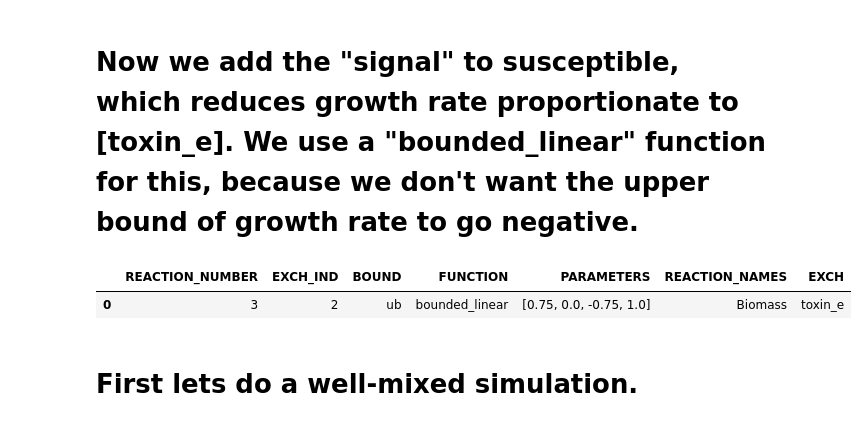
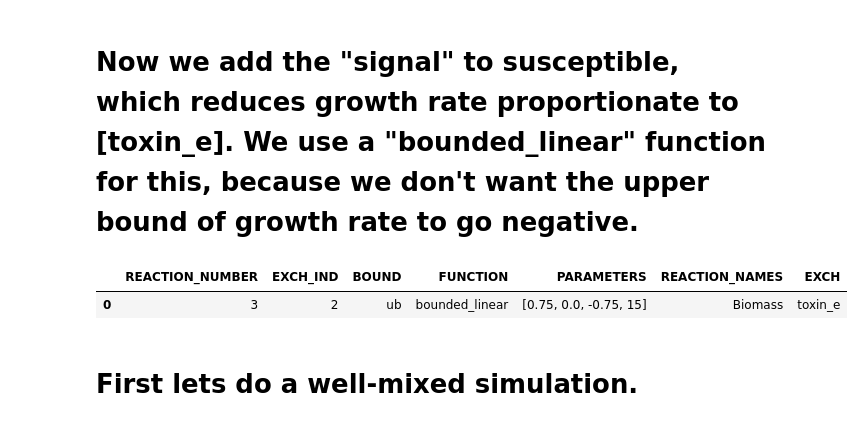
Before and after one commit to bisesi/Toxins-Growth-Rate, a Jupyter notebook: archived/jmc-scripts/growth_rate_vs_toxins_simple_models.ipynb, the cells around one changed output. Drawn from its saved outputs; the diff is of its cells as text; code cells hidden in the pictures.

```diff
--- a/archived/jmc-scripts/growth_rate_vs_toxins_simple_models.ipynb
+++ b/archived/jmc-scripts/growth_rate_vs_toxins_simple_models.ipynb
@@ -141,17 +115,17 @@ toxin_exch_id = S.reactions.loc[S.reactions.REACTION_NAMES == "EX_toxin_e", "EXC
 # %%
 gr_absense_of_toxin = growth_rate
 toxin_conc_where_effect_starts = 0.
 slope_of_toxin_effect = -growth_rate
-toxin_conc_where_effect_saturates = 1.
+toxin_conc_where_effect_saturates = 15
 S.add_signal(biomass_id, toxin_exch_id, 'ub', 'bounded_linear',
              parms = [gr_absense_of_toxin,
                       toxin_conc_where_effect_starts,
                       slope_of_toxin_effect,
                      toxin_conc_where_effect_saturates])
 S.signals
 # %% [output]
 |  | REACTION_NUMBER | EXCH_IND | BOUND | FUNCTION | PARAMETERS | REACTION_NAMES | EXCH |
-| 0 | 3 | 2 | ub | bounded_linear | [0.75, 0.0, -0.75, 1.0] | Biomass | toxin_e |
+| 0 | 3 | 2 | ub | bounded_linear | [0.75, 0.0, -0.75, 15] | Biomass | toxin_e |
 # %% [markdown]
 # First lets do a well-mixed simulation.
 # %%
```
Also changed, not shown: parts of 7 cells of this notebook, 6 other files.
